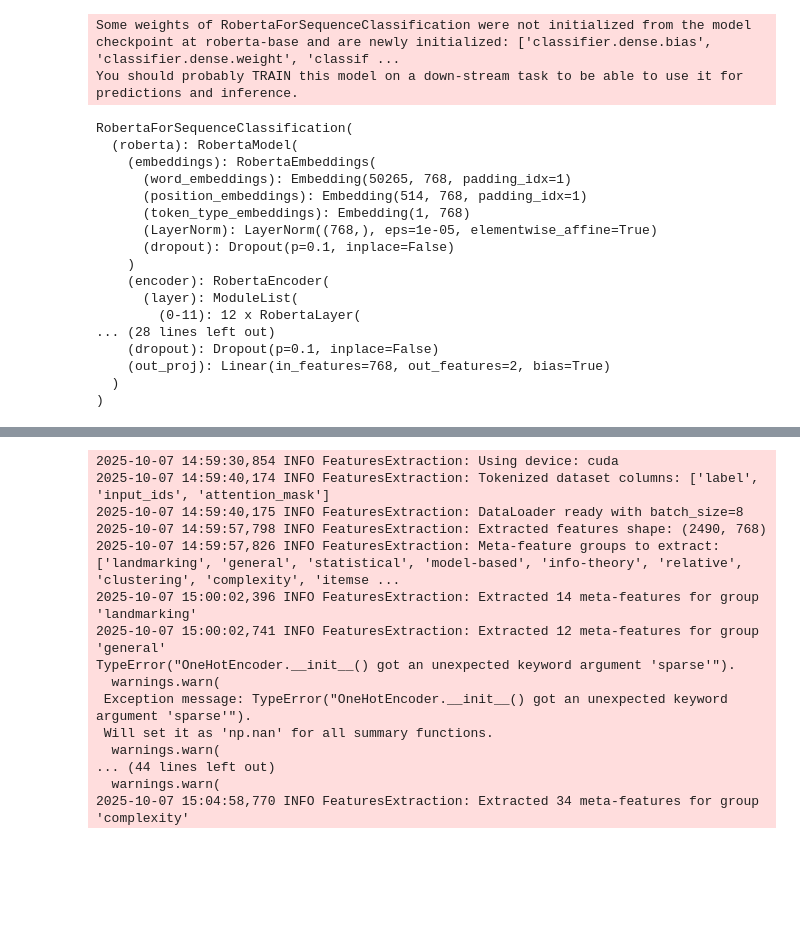
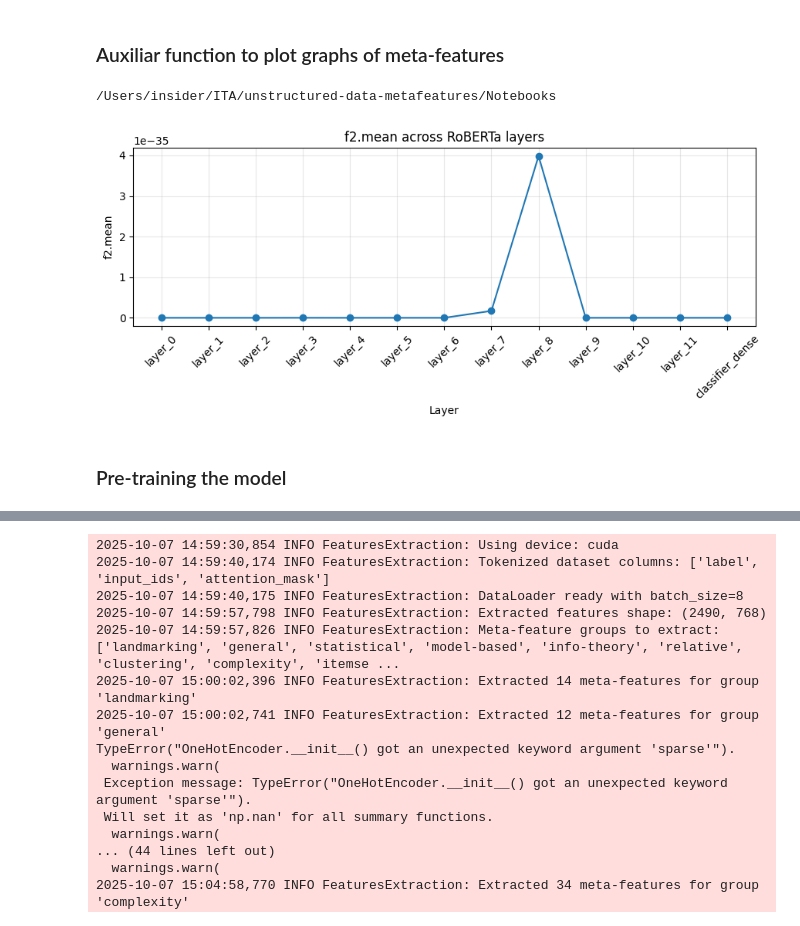
Before and after one commit to DouglasBergamim/unstructured-data-metafeatures, a Jupyter notebook: Notebooks/features_by_layers.ipynb, the cells around one changed output, grey strips where cells are left out. Cells and saved outputs as stored; diff of their text form; code cells hidden in the pictures; blank space fills up the shorter version.

```diff
--- a/Notebooks/features_by_layers.ipynb
+++ b/Notebooks/features_by_layers.ipynb
@@ -11,8 +6,18 @@ To enable the following instructions: AVX2 AVX_VNNI FMA, in other operations, re
+# %% [markdown]
+### Auxiliar function to plot graphs of meta-features
+# %%
+import os
+print(os.getcwd())
+# %% [output]
+/Users/insider/ITA/unstructured-data-metafeatures/Notebooks
 # %%
+import matplotlib.pyplot as plt
+import re
+
 def plot_meta_feature_across_layers(
     df=None,
     feature_name="n2.mean",
-    csv_path="/home/dods/matrix/IC/Notebooks/roberta_layers_metafeatures.csv",
+    csv_path="/roberta_layers_metafeatures.csv",
     title=None,
     figsize=(9, 4),
     marker="o",
@@ -24,8 +29,8 @@ def plot_meta_feature_across_layers(
         try:
             df = pd.read_csv(csv_path)
         except FileNotFoundError:
-            df = pd.read_csv("/home/dods/matrix/IC/Notebooks/roberta_layers_metafeatures.csv")
-
+            csv_path_local = os.path.join(os.getcwd(), "roberta_layers_metafeatures.csv")
+            df = pd.read_csv(csv_path_local)
     # Find feature (allow . or _), robust to spaces and case
     feat_col = df["feature"].astype(str)
 
@@ -42,55 +47,35 @@ def plot_meta_feature_across_layers(
         raise ValueError(f"Feature '{feature_name}' not found.")
 
     # Order layers: embeddings, layer_0...layer_n, classifier_dense
     def layer_sort_key(name):
         if name == "embeddings":
             return -1
         if name in {"classifier_dense", "classifier", "classification_head", "head_dense"}:
             return 1_000_000
         m = re.match(r"^layer_(\d+)$", str(name))
         return int(m.group(1)) if m else 10_000
 
     layers = df_feat["layer"].astype(str)
     order = sorted(layers.unique(), key=layer_sort_key)
     df_feat["layer"] = pd.Categorical(df_feat["layer"], categories=order, ordered=True)
     df_feat = df_feat.sort_values("layer")
 
     # Plot
     plt.figure(figsize=figsize)
     plt.plot(df_feat["layer"].astype(str), df_feat["value"], marker=marker, color=color)
     plt.title(title or f"{feature_name} across RoBERTa layers")
     plt.xlabel("Layer")
     plt.ylabel(feature_name)
     plt.xticks(rotation=45)
     if ylim is not None:
         plt.ylim(ylim)
     plt.grid(True, alpha=0.3)
     plt.tight_layout()
     plt.show()
 
 # Example usage
-plot_meta_feature_across_layers(df=combined_meta, feature_name="f2.mean")
+plot_meta_feature_across_layers(feature_name="f2.mean")
+# %% [output]
+[figure, added]
-# %%
-roberta_tokenizer = RobertaTokenizer.from_pretrained("roberta-base")
-roberta_model = RobertaForSequenceClassification.from_pretrained("roberta-base")
-print(roberta_model)
-# %% [output]
-Some weights of RobertaForSequenceClassification were not initialized from the model checkpoint at roberta-base and are newly initialized: ['classifier.dense.bias', 'classifier.dense.weight', 'classif ...
-You should probably TRAIN this model on a down-stream task to be able to use it for predictions and inference.
-RobertaForSequenceClassification(
-  (roberta): RobertaModel(
-    (embeddings): RobertaEmbeddings(
-      (word_embeddings): Embedding(50265, 768, padding_idx=1)
-      (position_embeddings): Embedding(514, 768, padding_idx=1)
-      (token_type_embeddings): Embedding(1, 768)
-      (LayerNorm): LayerNorm((768,), eps=1e-05, elementwise_affine=True)
-      (dropout): Dropout(p=0.1, inplace=False)
-    )
-    (encoder): RobertaEncoder(
-      (layer): ModuleList(
-        (0-11): 12 x RobertaLayer(
-... (28 lines left out)
-    (dropout): Dropout(p=0.1, inplace=False)
-    (out_proj): Linear(in_features=768, out_features=2, bias=True)
-  )
-)
+# %% [markdown]
+### Pre-training the model
```
Also changed, not shown: parts of 11 cells of this notebook, 14 other files.
